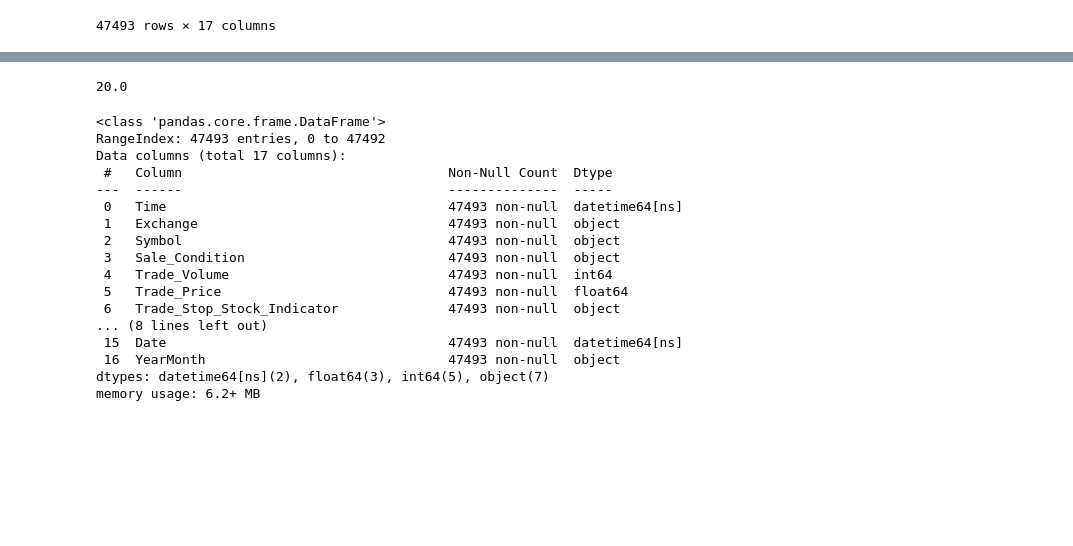
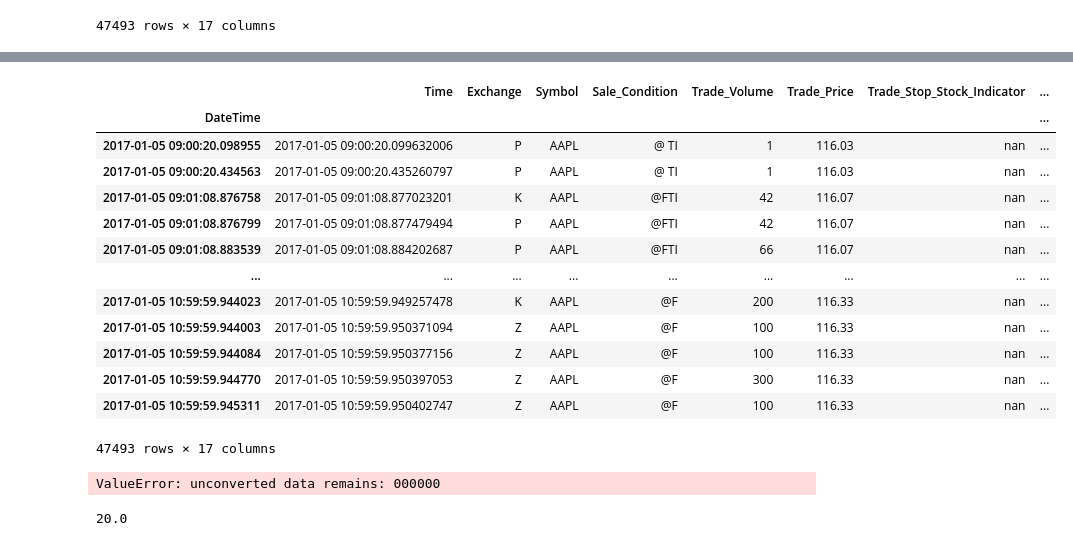
Before and after one commit to AMS-QF/TAQ-Data, a Jupyter notebook: DB_SQL_Acess.ipynb, the cells around one changed output, grey strips where cells are left out. Drawn from its saved outputs; the diff is of its cells as text; code cells hidden in the pictures; blank space fills up the shorter version.

```diff
--- a/DB_SQL_Acess.ipynb
+++ b/DB_SQL_Acess.ipynb
@@ -82,25 +156,39 @@ data
+# %%
+trades
+# %% [output]
+|  | Time | Exchange | Symbol | Sale_Condition | Trade_Volume | Trade_Price | Trade_Stop_Stock_Indicator | ... |
+| DateTime |  |  |  |  |  |  |  | ... |
+| 2017-01-05 09:00:20.098955 | 2017-01-05 09:00:20.099632006 | P | AAPL | @ TI | 1 | 116.03 | nan | ... |
+| 2017-01-05 09:00:20.434563 | 2017-01-05 09:00:20.435260797 | P | AAPL | @ TI | 1 | 116.03 | nan | ... |
+| 2017-01-05 09:01:08.876758 | 2017-01-05 09:01:08.877023201 | K | AAPL | @FTI | 42 | 116.07 | nan | ... |
+| 2017-01-05 09:01:08.876799 | 2017-01-05 09:01:08.877479494 | P | AAPL | @FTI | 42 | 116.07 | nan | ... |
+| 2017-01-05 09:01:08.883539 | 2017-01-05 09:01:08.884202687 | P | AAPL | @FTI | 66 | 116.07 | nan | ... |
+| ... | ... | ... | ... | ... | ... | ... | ... | ... |
+| 2017-01-05 10:59:59.944023 | 2017-01-05 10:59:59.949257478 | K | AAPL | @F | 200 | 116.33 | nan | ... |
+| 2017-01-05 10:59:59.944003 | 2017-01-05 10:59:59.950371094 | Z | AAPL | @F | 100 | 116.33 | nan | ... |
+| 2017-01-05 10:59:59.944084 | 2017-01-05 10:59:59.950377156 | Z | AAPL | @F | 100 | 116.33 | nan | ... |
+| 2017-01-05 10:59:59.944770 | 2017-01-05 10:59:59.950397053 | Z | AAPL | @F | 300 | 116.33 | nan | ... |
+| 2017-01-05 10:59:59.945311 | 2017-01-05 10:59:59.950402747 | Z | AAPL | @F | 100 | 116.33 | nan | ... |
+47493 rows × 17 columns
+# %%
+# import helper functions
+from utils.clickhouse_query import *
+from utils.data import *
+# Select apple trades from January of 2017 to April of 2017
+query = f"""
+SELECT *
+FROM TRADESDB.trades2017view
+WHERE (Symbol = 'AAPL')
+AND (Date = '2017-01-05')
+AND (toHour(Time) BETWEEN {start_hour} AND {end_hour})
+AND Trade_Volume > 0
+AND Trade_Price > 0
+"""
+data = load_and_preprocess_data(query)
+# %% [output]
+ValueError: unconverted data remains: 000000
 # %%
 x = 1000000/50000
 x
 # %% [output]
 20.0
-# %%
-data.info( )
-# %% [output]
-<class 'pandas.core.frame.DataFrame'>
-RangeIndex: 47493 entries, 0 to 47492
-Data columns (total 17 columns):
- #   Column                                  Non-Null Count  Dtype
----  ------                                  --------------  -----
- 0   Time                                    47493 non-null  datetime64[ns]
- 1   Exchange                                47493 non-null  object
- 2   Symbol                                  47493 non-null  object
- 3   Sale_Condition                          47493 non-null  object
- 4   Trade_Volume                            47493 non-null  int64
- 5   Trade_Price                             47493 non-null  float64
- 6   Trade_Stop_Stock_Indicator              47493 non-null  object
-... (8 lines left out)
- 15  Date                                    47493 non-null  datetime64[ns]
- 16  YearMonth                               47493 non-null  object
-dtypes: datetime64[ns](2), float64(3), int64(5), object(7)
-memory usage: 6.2+ MB
```
Also changed, not shown: parts of 11 cells of this notebook, 3 other files.
